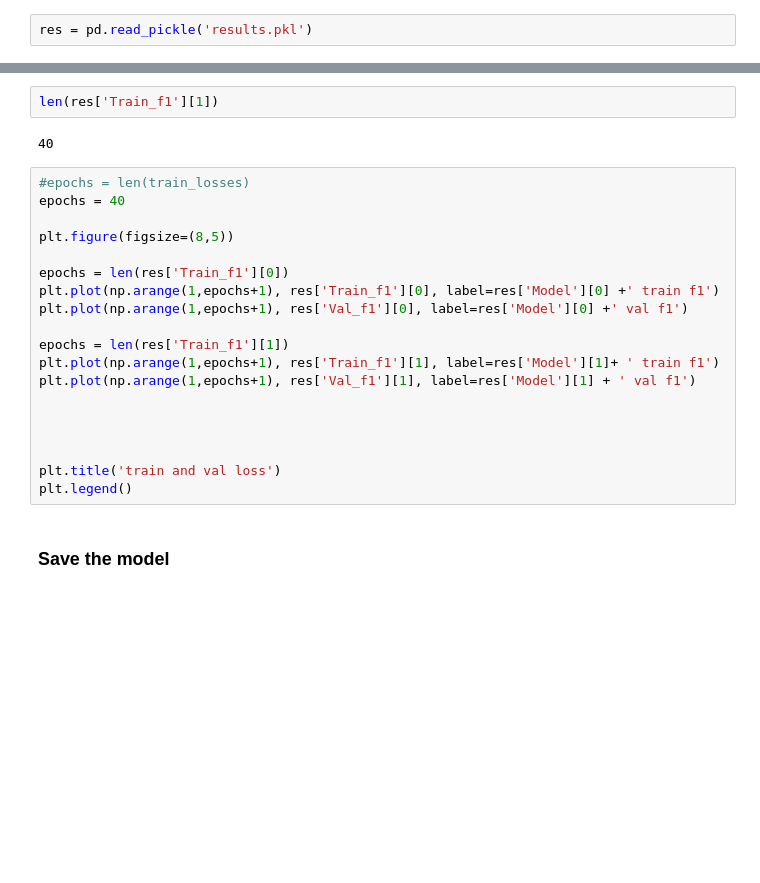
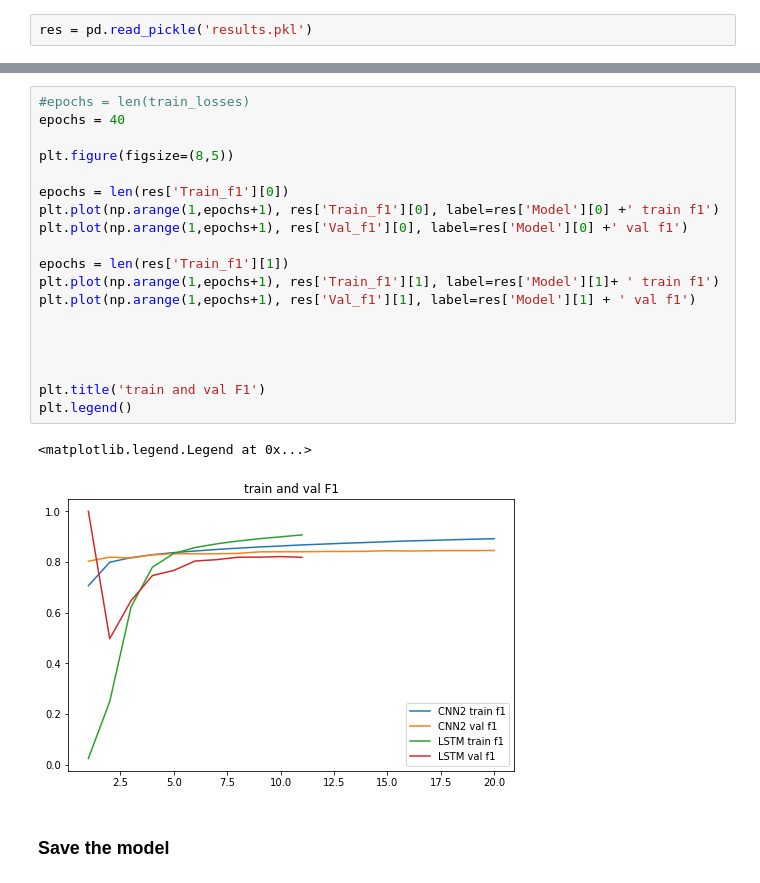
Before and after one commit to jannenev/reuters, a Jupyter notebook: simple_version.ipynb, the cells around one changed output, grey strips where cells are left out. Saved outputs shown, nothing was run; the diff lists cells and outputs as text; blank space fills up the shorter version.

```diff
--- a/simple_version.ipynb
+++ b/simple_version.ipynb
@@ -521,26 +585,25 @@ res
-# %%
-len(res['Train_f1'][1])
-# %% [output]
-40
 # %%
 #epochs = len(train_losses)
 epochs = 40
 
 plt.figure(figsize=(8,5))
 
 epochs = len(res['Train_f1'][0])
 plt.plot(np.arange(1,epochs+1), res['Train_f1'][0], label=res['Model'][0] +' train f1')
 plt.plot(np.arange(1,epochs+1), res['Val_f1'][0], label=res['Model'][0] +' val f1')
 
 epochs = len(res['Train_f1'][1])
 plt.plot(np.arange(1,epochs+1), res['Train_f1'][1], label=res['Model'][1]+ ' train f1')
 plt.plot(np.arange(1,epochs+1), res['Val_f1'][1], label=res['Model'][1] + ' val f1')
 
 
 
 
-plt.title('train and val loss')
+plt.title('train and val F1')
 plt.legend()
+# %% [output]
+<matplotlib.legend.Legend at 0x...>
+[figure, added]
 # %% [markdown]
 ### Save the model
 # %% [markdown]
```
Also changed, not shown: parts of 20 cells of this notebook.
